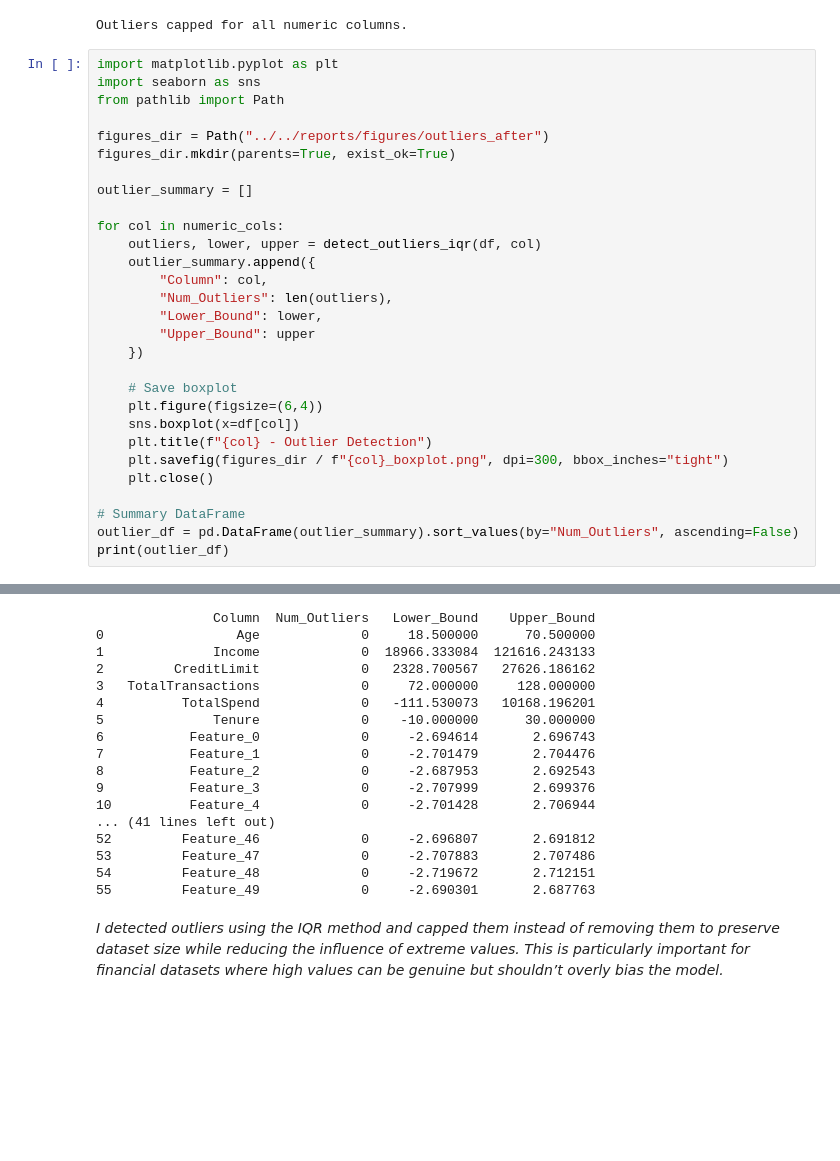
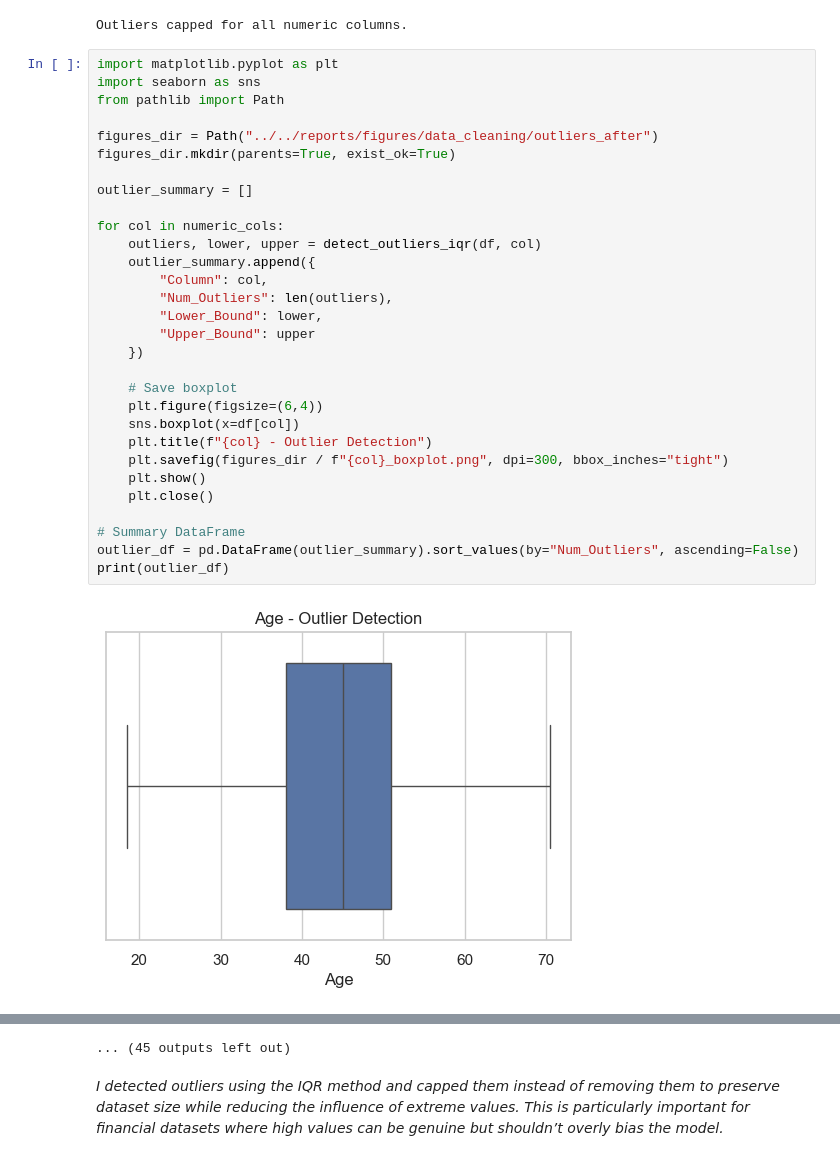
Before and after one commit to shrimpeu/Churn-Prediction-for-Credit-Card-Holders-Using-Predictive-Analytics, a Jupyter notebook: notebooks/reports/1_Data Cleaning.ipynb, the cells around one changed output, grey strips where cells are left out. Drawn from its saved outputs; the diff is of its cells as text; blank space fills up the shorter version.

```diff
--- a/notebooks/reports/1_Data Cleaning.ipynb
+++ b/notebooks/reports/1_Data Cleaning.ipynb
@@ -346,30 +357,32 @@ Outliers capped for all numeric columns.
 # %%
 import matplotlib.pyplot as plt
 import seaborn as sns
 from pathlib import Path
 
-figures_dir = Path("../../reports/figures/outliers_after")
+figures_dir = Path("../../reports/figures/data_cleaning/outliers_after")
 figures_dir.mkdir(parents=True, exist_ok=True)
 
 outlier_summary = []
 
 for col in numeric_cols:
     outliers, lower, upper = detect_outliers_iqr(df, col)
     outlier_summary.append({
         "Column": col,
         "Num_Outliers": len(outliers),
         "Lower_Bound": lower,
         "Upper_Bound": upper
     })
 
     # Save boxplot
     plt.figure(figsize=(6,4))
     sns.boxplot(x=df[col])
     plt.title(f"{col} - Outlier Detection")
     plt.savefig(figures_dir / f"{col}_boxplot.png", dpi=300, bbox_inches="tight")
+    plt.show()
     plt.close()
 
 # Summary DataFrame
 outlier_df = pd.DataFrame(outlier_summary).sort_values(by="Num_Outliers", ascending=False)
 print(outlier_df)
 # %% [output]
+[figure, added]
@@ -376,20 +400,4 @@ print(outlier_df)
-               Column  Num_Outliers   Lower_Bound    Upper_Bound
-0                 Age             0     18.500000      70.500000
-1              Income             0  18966.333084  121616.243133
-2         CreditLimit             0   2328.700567   27626.186162
-3   TotalTransactions             0     72.000000     128.000000
-4          TotalSpend             0   -111.530073   10168.196201
-5              Tenure             0    -10.000000      30.000000
-6           Feature_0             0     -2.694614       2.696743
-7           Feature_1             0     -2.701479       2.704476
-8           Feature_2             0     -2.687953       2.692543
-9           Feature_3             0     -2.707999       2.699376
-10          Feature_4             0     -2.701428       2.706944
-... (41 lines left out)
-52         Feature_46             0     -2.696807       2.691812
-53         Feature_47             0     -2.707883       2.707486
-54         Feature_48             0     -2.719672       2.712151
-55         Feature_49             0     -2.690301       2.687763
+... (45 outputs left out)
 # %% [markdown]
 *I detected outliers using the IQR method and capped them instead of removing them to preserve dataset size while reducing the influence of extreme values. This is particularly important for financial datasets where high values can be genuine but shouldn’t overly bias the model.*
 # %% [markdown]
```
Also changed, not shown: parts of 40 cells of this notebook, 1 other file.
